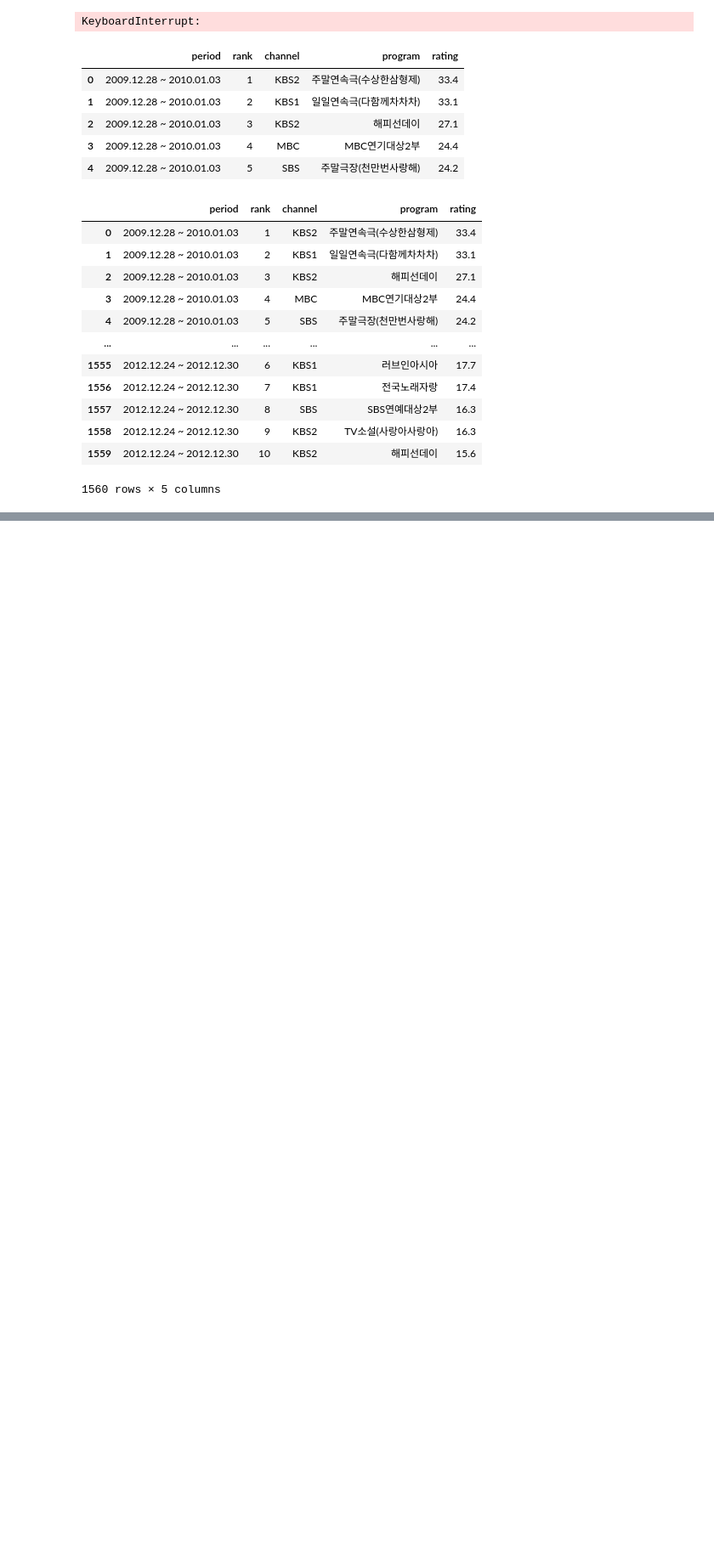
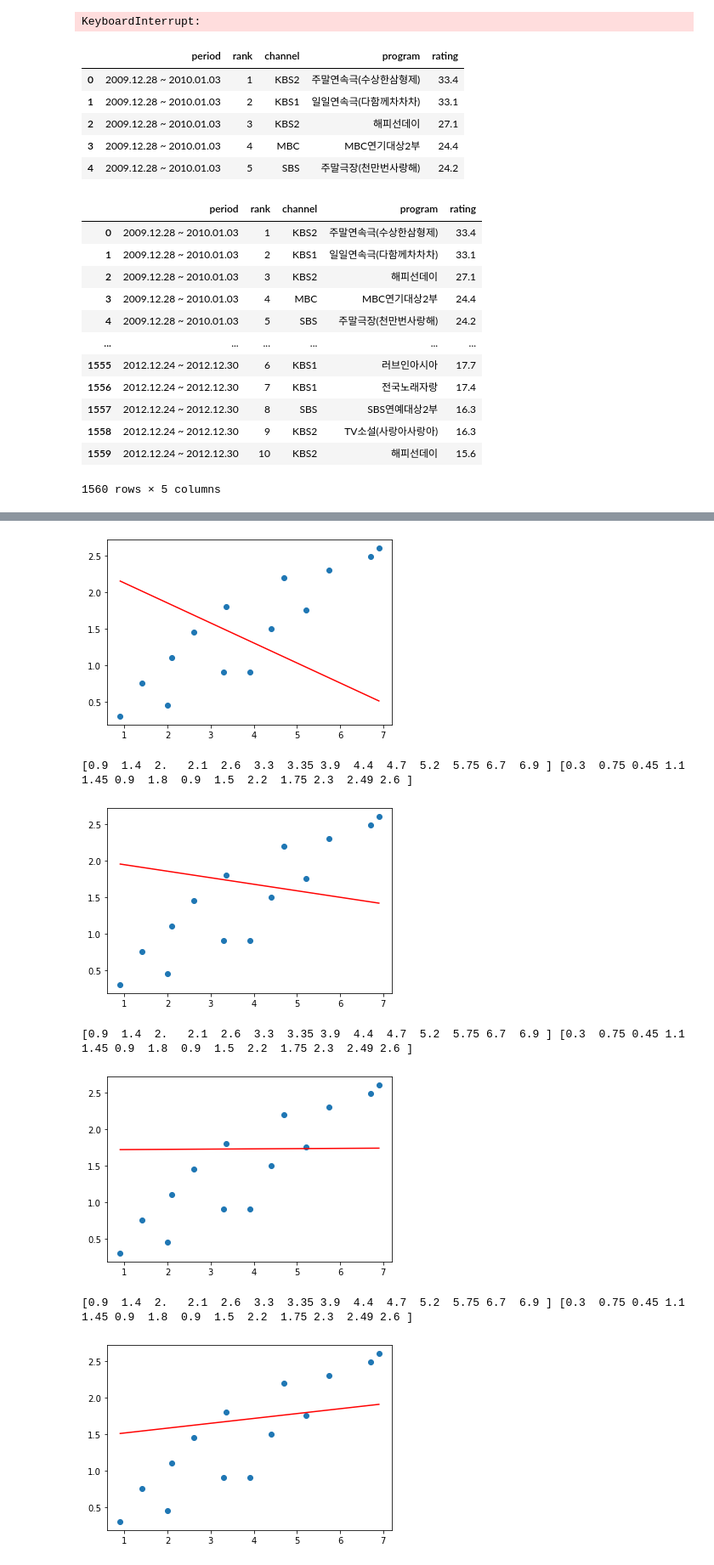
Before and after one commit to jin-kyeom/Python_Project, a Jupyter notebook: 0_Code_Eat_2206/code_eat_test_220804.ipynb, the cells around one changed output, grey strips where cells are left out. Shown: that part at 85% size. Saved outputs shown, nothing was run; the diff lists cells and outputs as text; code cells hidden in the pictures; blank space fills up the shorter version.

```diff
--- a/0_Code_Eat_2206/code_eat_test_220804.ipynb
+++ b/0_Code_Eat_2206/code_eat_test_220804.ipynb
@@ -439,0 +488,16 @@ df
+# %%
+import numpy as np
+
+def prediction(theta_0, theta_1, x):
+    """주어진 학습 데이터 벡터 x에 대해서 예측 값을 리턴하는 함수"""
+    # 코드를 쓰세요
+    return theta_0 + theta_1*x
+
+# 테스트 코드
+
+# 입력 변수(집 크기) 초기화 (모든 집 평수 데이터를 1/10 크기로 줄임)
+house_size = np.array([0.9, 1.4, 2, 2.1, 2.6, 3.3, 3.35, 3.9, 4.4, 4.7, 5.2, 5.75, 6.7, 6.9])
+theta_0 = -3
+theta_1 = 2
+
+prediction(theta_0, theta_1, house_size)
@@ -439,0 +534,61 @@ df
+# %%
+import numpy as np
+import matplotlib.pyplot as plt
+
+def prediction(theta_0, theta_1, x):
+    """주어진 학습 데이터 벡터 x에 대해서 모든 예측 값을 벡터로 리턴하는 함수"""
+    # 지난 과제 코드를 갖고 오세요
+    return theta_0 + theta_1*x
+
+def prediction_difference(theta_0, theta_1, x, y):
+    """모든 예측 값들과 목표 변수들의 오차를 벡터로 리턴해주는 함수"""
+    # 지난 과제 코드를 갖고 오세요
+    return prediction(theta_0, theta_1, x) - y
+
+def gradient_descent(theta_0, theta_1, x, y, iterations, alpha):
+    """주어진 theta_0, theta_1 변수들을 경사 하강를 하면서 업데이트 해주는 함수"""
+    m = len(x)
+    cost_list = []
+
+    for i in range(iterations):  # 정해진 번만큼 경사 하강을 한다
+        error = prediction_difference(theta_0, theta_1, x, y)  # 예측값들과 입력 변수들의 오차를 계산
+        cost = (error@error) / (2*m)
+        cost_list.append(cost)
+        # 코드를 쓰세요
+
+        theta_0 = theta_0 - alpha*error.mean()
+        theta_1 = theta_1 - alpha*(error*x).mean()
+
+        if i % 10 == 0:
+            plt.scatter(house_size, house_price)
+            plt.plot(house_size, prediction(theta_0, theta_1,x), color='red')
+            plt.show()
+            print(house_size, house_price)
+
+    return theta_0, theta_1, cost_list
+
+
+# 입력 변수(집 크기) 초기화 (모든 집 평수 데이터를 1/10 크기로 줄임)
+house_size = np.array([0.9, 1.4, 2, 2.1, 2.6, 3.3, 3.35, 3.9, 4.4, 4.7, 5.2, 5.75, 6.7, 6.9])
+
+# 목표 변수(집 가격) 초기화 (모든 집 값 데이터를 1/10 크기로 줄임)
+house_price = np.array([0.3, 0.75, 0.45, 1.1, 1.45, 0.9, 1.8, 0.9, 1.5, 2.2, 1.75, 2.3, 2.49, 2.6])
+
+# theta 값들 초기화 (아무 값이나 시작함)
+theta_0 = 2.5
+theta_1 = 0
+
+# 학습률 0.1로 200번 경사 하강
+theta_0, theta_1, cost_list = gradient_descent(theta_0, theta_1, house_size, house_price, 200, 0.1)
+
+print(theta_0, theta_1)
+plt.plot(cost_list)
+plt.show()
+# %% [output]
+[figure, added]
+[0.9  1.4  2.   2.1  2.6  3.3  3.35 3.9  4.4  4.7  5.2  5.75 6.7  6.9 ] [0.3  0.75 0.45 1.1  1.45 0.9  1.8  0.9  1.5  2.2  1.75 2.3  2.49 2.6 ]
+[figure, added]
+[0.9  1.4  2.   2.1  2.6  3.3  3.35 3.9  4.4  4.7  5.2  5.75 6.7  6.9 ] [0.3  0.75 0.45 1.1  1.45 0.9  1.8  0.9  1.5  2.2  1.75 2.3  2.49 2.6 ]
+[figure, added]
+[0.9  1.4  2.   2.1  2.6  3.3  3.35 3.9  4.4  4.7  5.2  5.75 6.7  6.9 ] [0.3  0.75 0.45 1.1  1.45 0.9  1.8  0.9  1.5  2.2  1.75 2.3  2.49 2.6 ]
+[figure, added]
```
Also changed, not shown: parts of 10 cells of this notebook.
